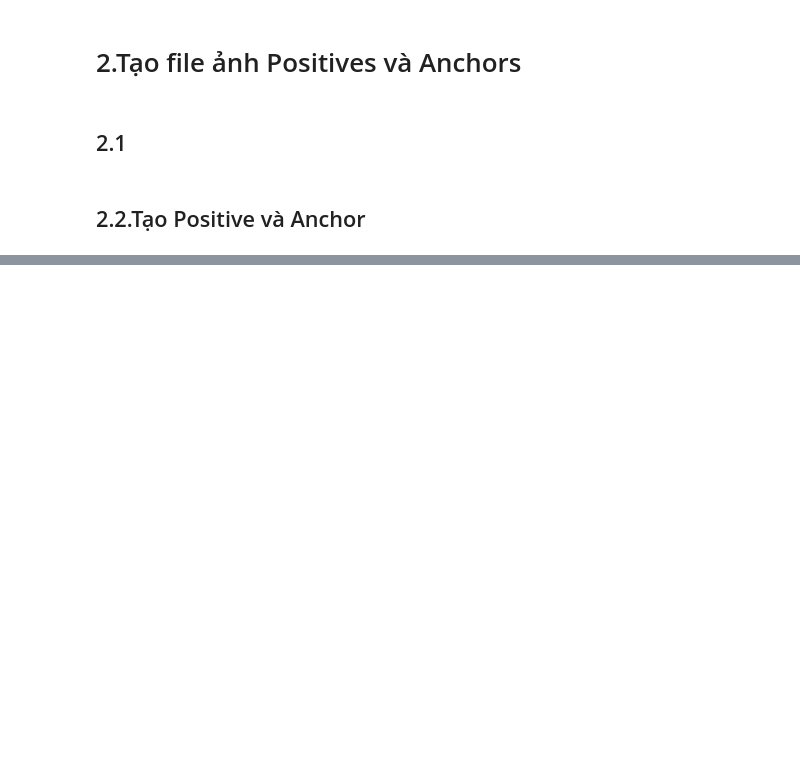
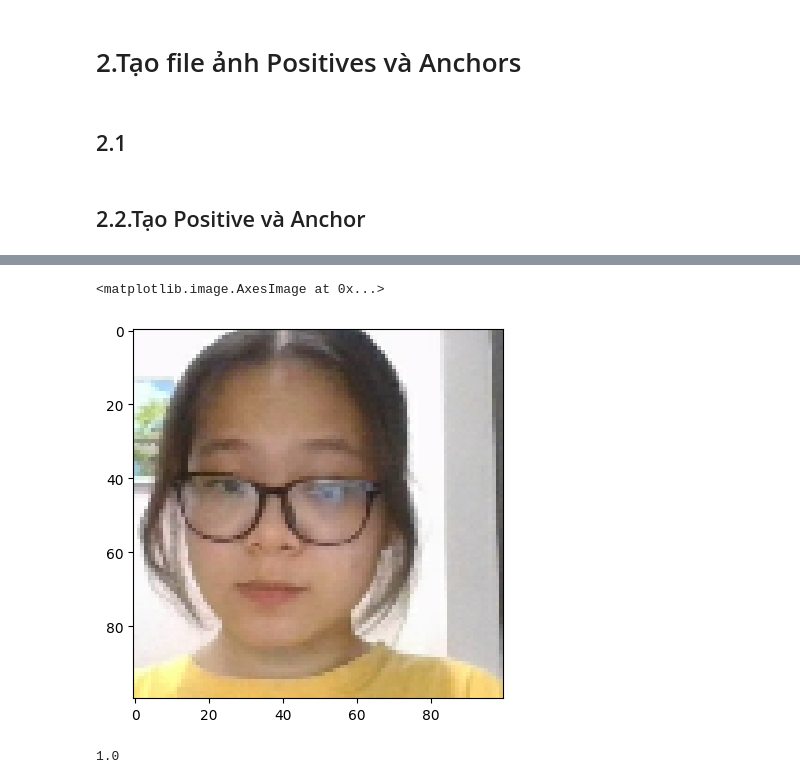
Before and after one commit to hoagn-vu/SNN-Face-Recognition, a Jupyter notebook: Project_AI_CuoiKy.ipynb, the cells around one changed output, grey strips where cells are left out. Cells and saved outputs as stored; diff of their text form; code cells hidden in the pictures; blank space fills up the shorter version.

```diff
--- a/Project_AI_CuoiKy.ipynb
+++ b/Project_AI_CuoiKy.ipynb
@@ -118,0 +250,4 @@ cv2.destroyAllWindows()
+# %%
+samples = data.as_numpy_iterator()
+# %%
+exampple = samples.next()
@@ -118,0 +262,14 @@ cv2.destroyAllWindows()
+# %%
+def preprocess_twin(input_img, validation_img, label):
+    return(preprocess(input_img), preprocess(validation_img), label)
+# %%
+res = preprocess_twin(*exampple)
+# %%
+plt.imshow(res[1])
+# %% [output]
+<matplotlib.image.AxesImage at 0x...>
+[figure, added]
+# %%
+res[2]
+# %% [output]
+1.0
```
Also changed, not shown: parts of 36 cells of this notebook.
